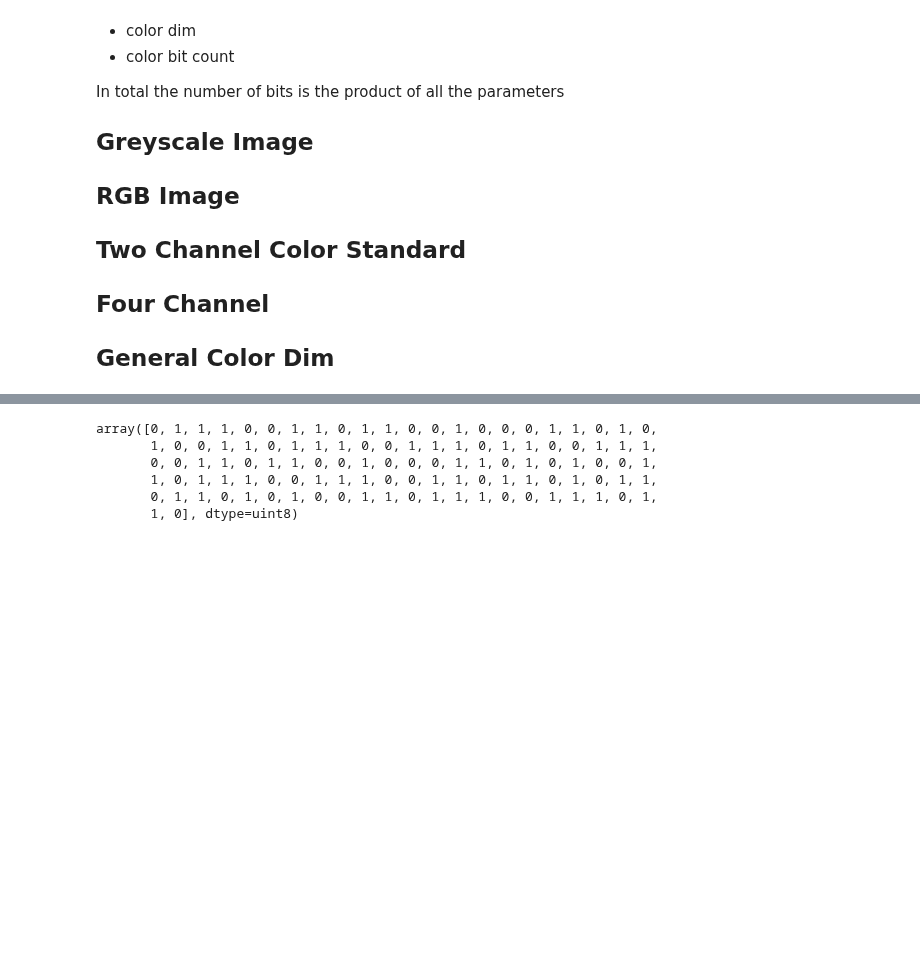
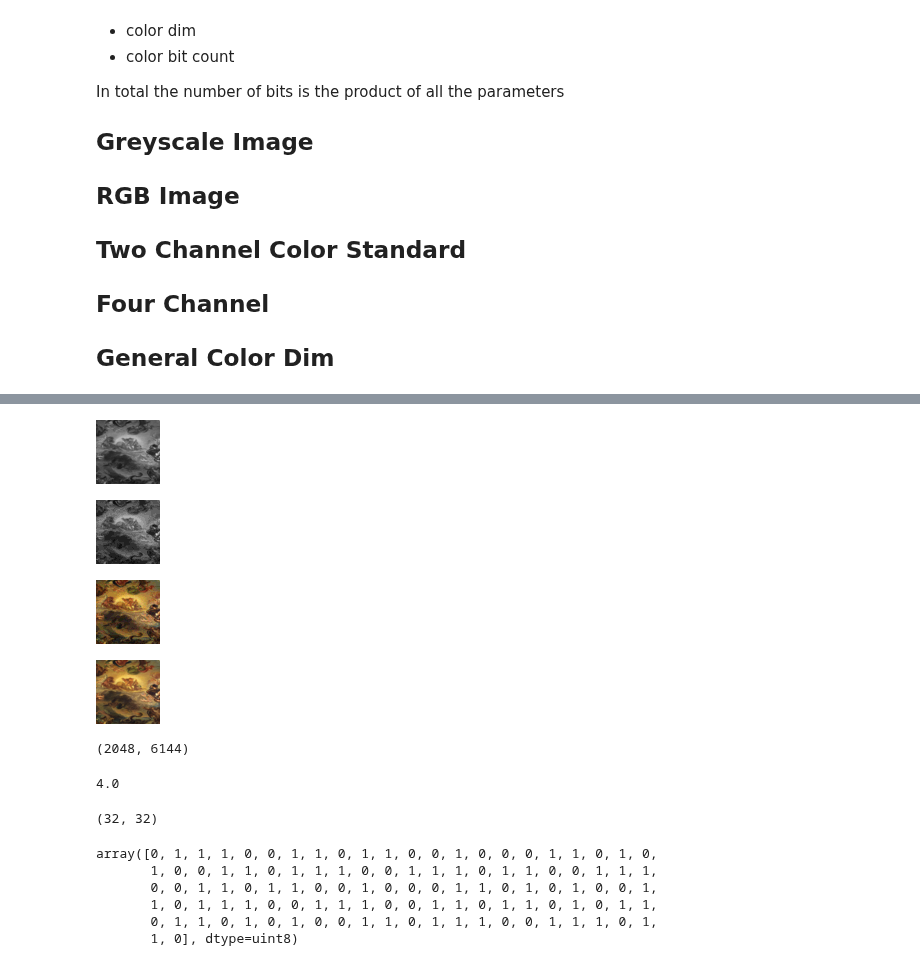
Before and after one commit to ProfDoeg/Colegio_Invisible, a Jupyter notebook: 12_cuaderno.ipynb, the cells around one changed output, grey strips where cells are left out. Drawn from its saved outputs; the diff is of its cells as text; code cells hidden in the pictures; blank space fills up the shorter version.

```diff
--- a/12_cuaderno.ipynb
+++ b/12_cuaderno.ipynb
@@ -250,13 +263,18 @@ def bitarray2imgarr_scale(barrs,imgshape=(16,16),bit=2,color=1):
 # %%
 class bitimage():
 
-  def __init__(self,imgpath,dims=(16,16),bit=5,color=1):
+  def __init__(self,imgpath,dims=(16,16),bit=2,color=1):
+    from PIL import Image
     self.color=color
     self.bit=bit
     self.dims=list(dims)
     self.img_og=Image.open(imgpath)
     self.img_resize=self.img_og.resize(dims)
-    self.grey=grey_imgarr(self.img_resize)
+    self.grey=grey_imgarr(np.array(self.img_resize))
+    self.img_grey=Image.fromarray(self.grey)
     self.bitarray=imgarr2bitarray(self.grey,bit)
-    self.newimg=Image.fromarray(bitarray2imgarr(self.bitarray,imgshape=dims,bit=bit,color=1))
+    self.bitarray_color=imgarr2bitarray(np.array(self.img_resize)[:,:,:color],bit)
+    self.newimg=Image.fromarray(bitarray2imgarr(self.bitarray,imgshape=dims,bit=bit,color=1).squeeze())
+    self.newimg_color=Image.fromarray(bitarray2imgarr(self.bitarray_color,imgshape=dims,bit=bit,color=3).squeeze())
     self.bytestring=bit_array_2_byte_str(self.bitarray)
+    self.bytestring_color=bit_array_2_byte_str(self.bitarray_color)
@@ -263,3 +296,25 @@ class bitimage():
+# %%
+bimg=bitimage('Colegio_Invisible/img/Apollo_Slays_Python_1853.jpeg',dims=(64,64),bit=4,color=3)
+display(bimg.img_grey)
+display(bimg.newimg)
+display(bimg.newimg_color)
+display(bimg.img_resize)
+len(bimg.bytestring),len(bimg.bytestring_color)
+# %% [output]
+[figure, added]
+[figure, added]
+[figure, added]
+[figure, added]
+(2048, 6144)
+# %%
+
+4096/32/32
+# %% [output]
+4.0
+# %%
+bimg.newimg.squeeze().shape
+# %% [output]
+(32, 32)
 # %%
 message_2_bit_array(b'sdjnvsdjnskjnv',mode=None)
 # %% [output]
```
Also changed, not shown: parts of 2 cells of this notebook.
